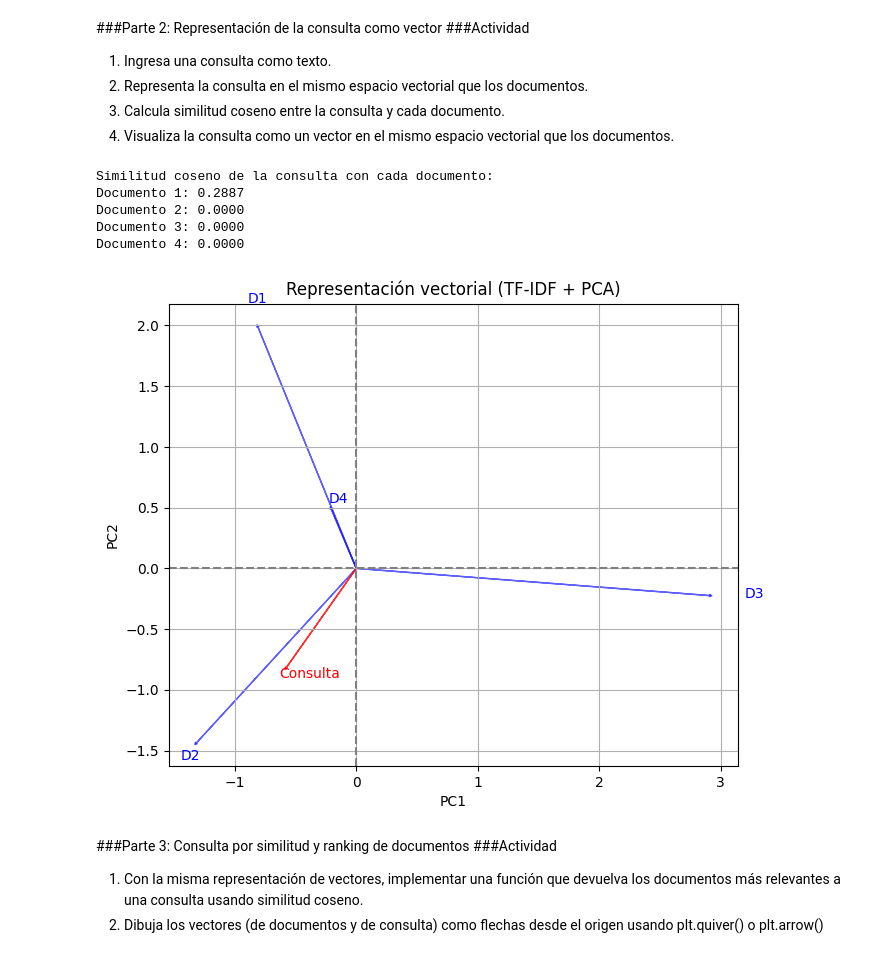
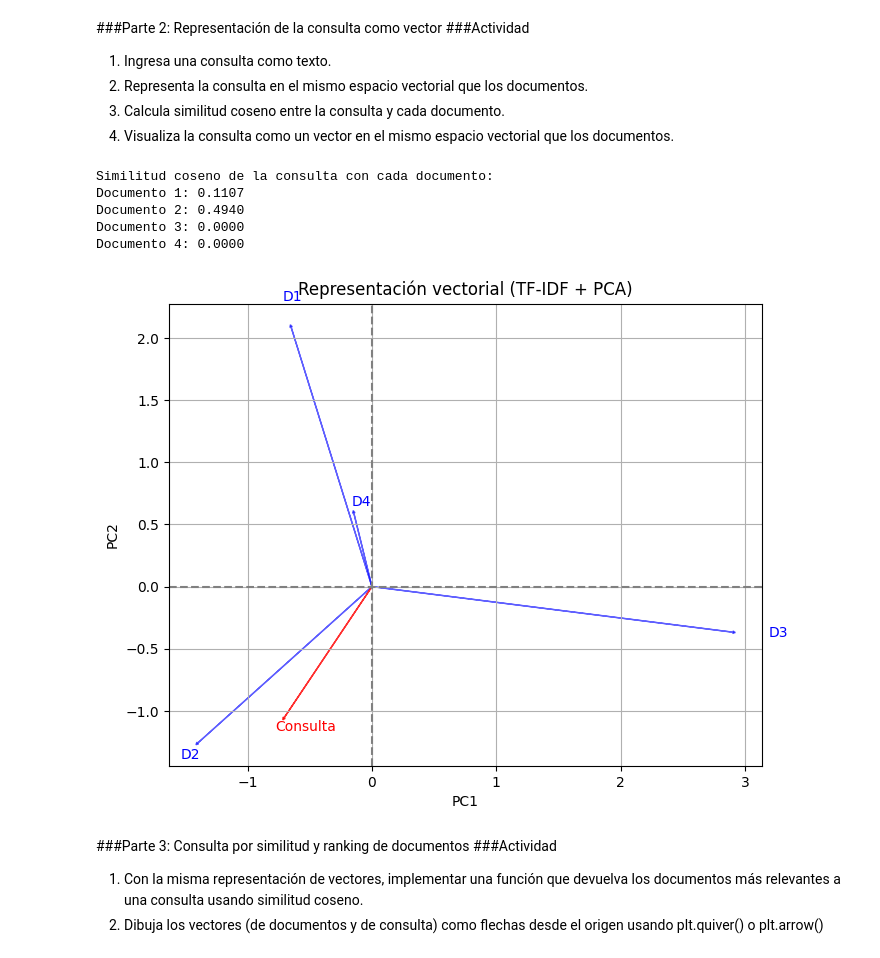
Before and after one commit to TAnthonyR/RI, a Jupyter notebook: notebooks/RI_E3_Similitud_coseno_12_05_25.ipynb, the cells around one changed output. Drawn from its saved outputs; the diff is of its cells as text; code cells hidden in the pictures.

```diff
--- a/notebooks/RI_E3_Similitud_coseno_12_05_25.ipynb
+++ b/notebooks/RI_E3_Similitud_coseno_12_05_25.ipynb
@@ -178,7 +178,7 @@ plt.show()
 3. Calcula similitud coseno entre la consulta y cada documento.
 4. Visualiza la consulta como un vector en el mismo espacio vectorial que los documentos.
 # %%
-consulta = "debajo".lower().split()
+consulta = "cama limpia".lower().split()
 
 tf_consulta = {term: consulta.count(term) for term in vocab}
 tfidf_consulta = {term: tf_consulta[term] * idf.get(term, 0) for term in vocab}
@@ -190,36 +190,36 @@ matriz['consulta'] = pd.Series(tfidf_consulta)
 similaridades = cosine_similarity(matriz.T.values)
 print("\nSimilitud coseno de la consulta con cada documento:")
 for i in range(N):
     print(f"Documento {i+1}: {similaridades[-1][i]:.4f}")
 
 # PCA y visualización
 pca = PCA(n_components=2)
 docs_2d = pca.fit_transform(matriz.T.values)
 
 plt.figure(figsize=(10, 6))
 for i, (x, y) in enumerate(docs_2d[:-1]):
     plt.arrow(0, 0, x, y, head_width=0.02, head_length=0.02, fc='blue', ec='blue', alpha=0.6)
     plt.text(x * 1.1, y * 1.1, f"D{i+1}", fontsize=10, color='blue')
 
 x_c, y_c = docs_2d[-1]
 plt.arrow(0, 0, x_c, y_c, head_width=0.02, head_length=0.02, fc='red', ec='red', alpha=0.8)
 plt.text(x_c * 1.1, y_c * 1.1, "Consulta", fontsize=10, color='red')
 
 plt.title("Representación vectorial (TF-IDF + PCA)")
 plt.xlabel("PC1")
 plt.ylabel("PC2")
 plt.axhline(0, color='gray', linestyle='--')
 plt.axvline(0, color='gray', linestyle='--')
 plt.grid(True)
 plt.gca().set_aspect('equal', adjustable='box')
 plt.show()
 # %% [output]
 Similitud coseno de la consulta con cada documento:
-Documento 1: 0.2887
-Documento 2: 0.0000
+Documento 1: 0.1107
+Documento 2: 0.4940
 Documento 3: 0.0000
 Documento 4: 0.0000
-[figure, old version]
+[figure, new version]
 # %% [markdown]
 ###Parte 3: Consulta por similitud y ranking de documentos
 ###Actividad
```
Also changed, not shown: parts of 7 cells of this notebook.
